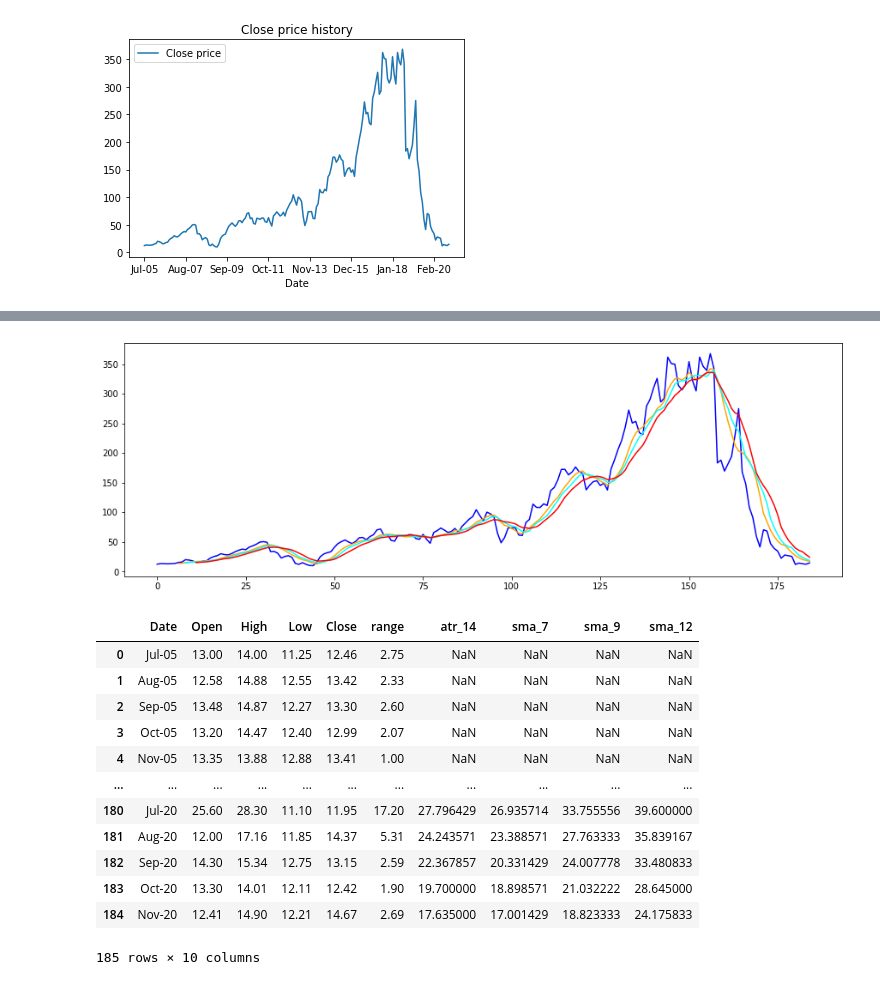
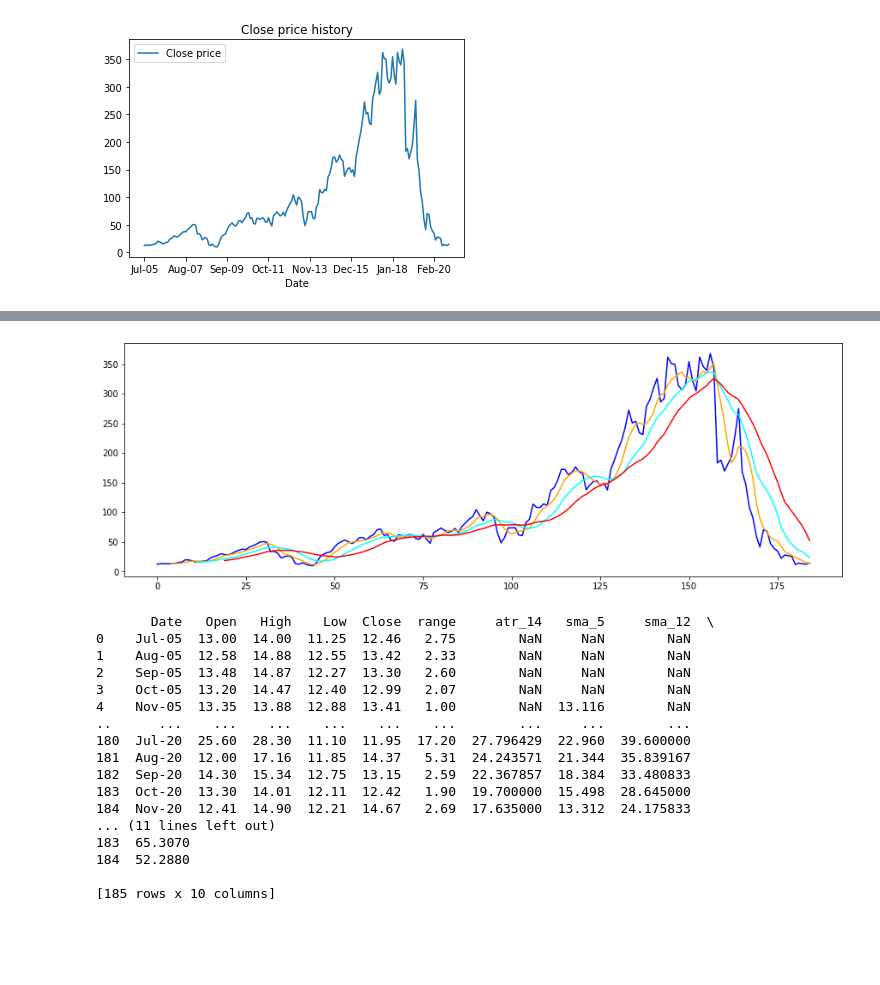
Before and after one commit to shubhro-jyoti/Yes-bank-stock-closing-price-prediction., a Jupyter notebook: Yes_bank_stock_closing_price_prediction.ipynb, the cells around one changed output, grey strips where cells are left out. Saved outputs shown, nothing was run; the diff lists cells and outputs as text; code cells hidden in the pictures; blank space fills up the shorter version.

```diff
--- a/Yes_bank_stock_closing_price_prediction.ipynb
+++ b/Yes_bank_stock_closing_price_prediction.ipynb
@@ -188,30 +200,34 @@ display(fig_atr)
 [interactive output not drawn]
 # %%
 #making columns of different possible moving averages
-df['sma_7'] = df['Close'].rolling(7).mean()
-df['sma_9'] = df['Close'].rolling(9).mean()
+df['sma_5'] = df['Close'].rolling(5).mean()
 df['sma_12'] = df['Close'].rolling(12).mean()
+df['sma_20'] = df['Close'].rolling(20).mean()
 
 #Visualizing with different moving averages
 plt.figure(figsize=(15,5))
 plt.plot(df['Close'],color='blue')
-plt.plot(df['sma_7'],color='orange')
-plt.plot(df['sma_9'],color='cyan')
-plt.plot(df['sma_12'],color='red')
+plt.plot(df['sma_5'],color='orange')
+plt.plot(df['sma_12'],color='cyan')
+plt.plot(df['sma_20'],color='red')
 plt.show()
-display(df)
+print(df)
 # %% [output]
-[figure, old version]
+[figure, new version]
-|  | Date | Open | High | Low | Close | range | atr_14 | sma_7 | sma_9 | sma_12 |
-| 0 | Jul-05 | 13.00 | 14.00 | 11.25 | 12.46 | 2.75 | NaN | NaN | NaN | NaN |
-| 1 | Aug-05 | 12.58 | 14.88 | 12.55 | 13.42 | 2.33 | NaN | NaN | NaN | NaN |
-| 2 | Sep-05 | 13.48 | 14.87 | 12.27 | 13.30 | 2.60 | NaN | NaN | NaN | NaN |
-| 3 | Oct-05 | 13.20 | 14.47 | 12.40 | 12.99 | 2.07 | NaN | NaN | NaN | NaN |
-| 4 | Nov-05 | 13.35 | 13.88 | 12.88 | 13.41 | 1.00 | NaN | NaN | NaN | NaN |
-| ... | ... | ... | ... | ... | ... | ... | ... | ... | ... | ... |
-| 180 | Jul-20 | 25.60 | 28.30 | 11.10 | 11.95 | 17.20 | 27.796429 | 26.935714 | 33.755556 | 39.600000 |
-| 181 | Aug-20 | 12.00 | 17.16 | 11.85 | 14.37 | 5.31 | 24.243571 | 23.388571 | 27.763333 | 35.839167 |
-| 182 | Sep-20 | 14.30 | 15.34 | 12.75 | 13.15 | 2.59 | 22.367857 | 20.331429 | 24.007778 | 33.480833 |
-| 183 | Oct-20 | 13.30 | 14.01 | 12.11 | 12.42 | 1.90 | 19.700000 | 18.898571 | 21.032222 | 28.645000 |
-| 184 | Nov-20 | 12.41 | 14.90 | 12.21 | 14.67 | 2.69 | 17.635000 | 17.001429 | 18.823333 | 24.175833 |
-185 rows × 10 columns
+       Date   Open   High    Low  Close  range     atr_14   sma_5     sma_12  \
+0    Jul-05  13.00  14.00  11.25  12.46   2.75        NaN     NaN        NaN
+1    Aug-05  12.58  14.88  12.55  13.42   2.33        NaN     NaN        NaN
+2    Sep-05  13.48  14.87  12.27  13.30   2.60        NaN     NaN        NaN
+3    Oct-05  13.20  14.47  12.40  12.99   2.07        NaN     NaN        NaN
+4    Nov-05  13.35  13.88  12.88  13.41   1.00        NaN  13.116        NaN
+..      ...    ...    ...    ...    ...    ...        ...     ...        ...
+180  Jul-20  25.60  28.30  11.10  11.95  17.20  27.796429  22.960  39.600000
+181  Aug-20  12.00  17.16  11.85  14.37   5.31  24.243571  21.344  35.839167
+182  Sep-20  14.30  15.34  12.75  13.15   2.59  22.367857  18.384  33.480833
+183  Oct-20  13.30  14.01  12.11  12.42   1.90  19.700000  15.498  28.645000
+184  Nov-20  12.41  14.90  12.21  14.67   2.69  17.635000  13.312  24.175833
+... (11 lines left out)
+183  65.3070
+184  52.2880
+
+[185 rows x 10 columns]
```
Also changed, not shown: parts of 17 cells of this notebook.
